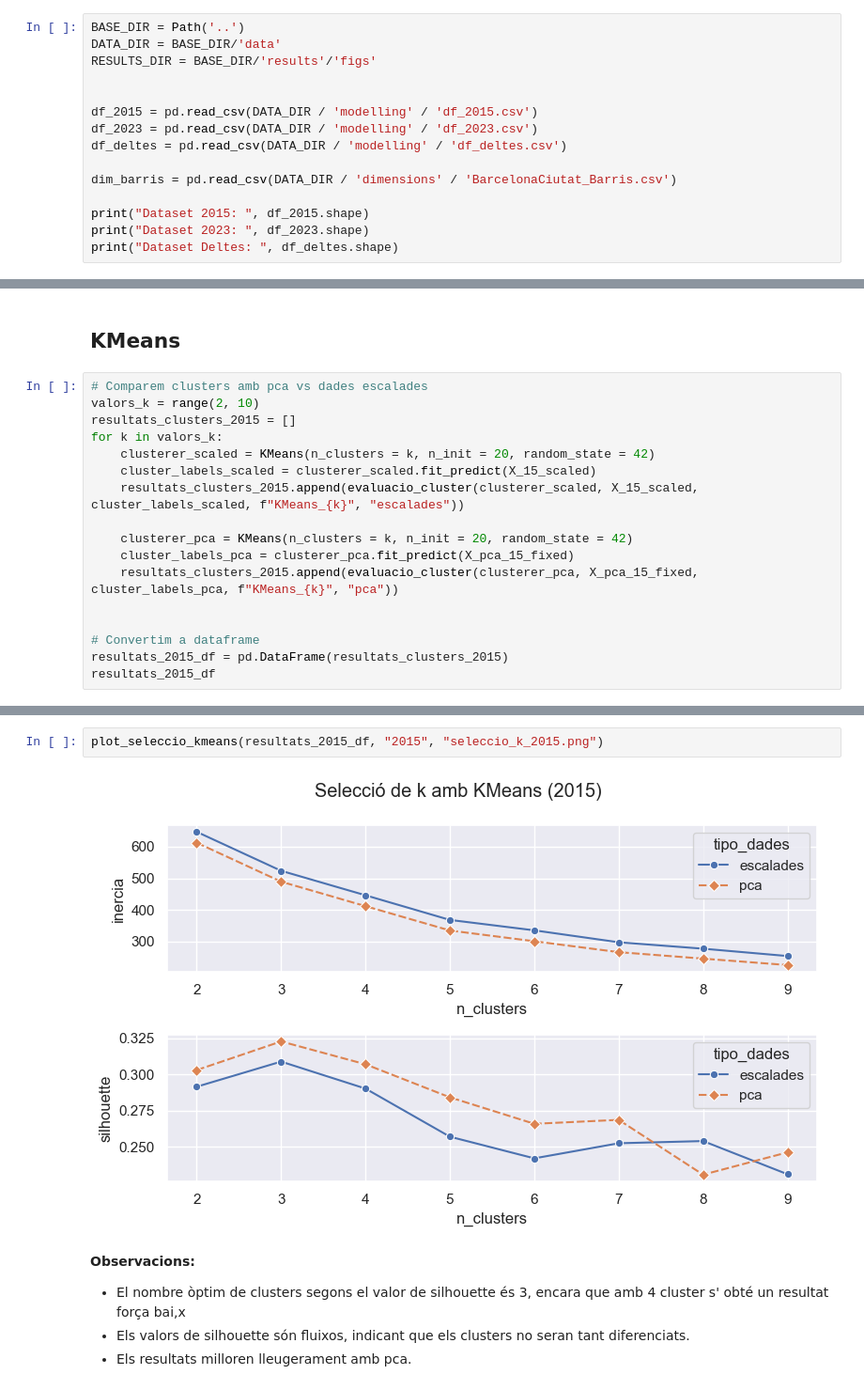
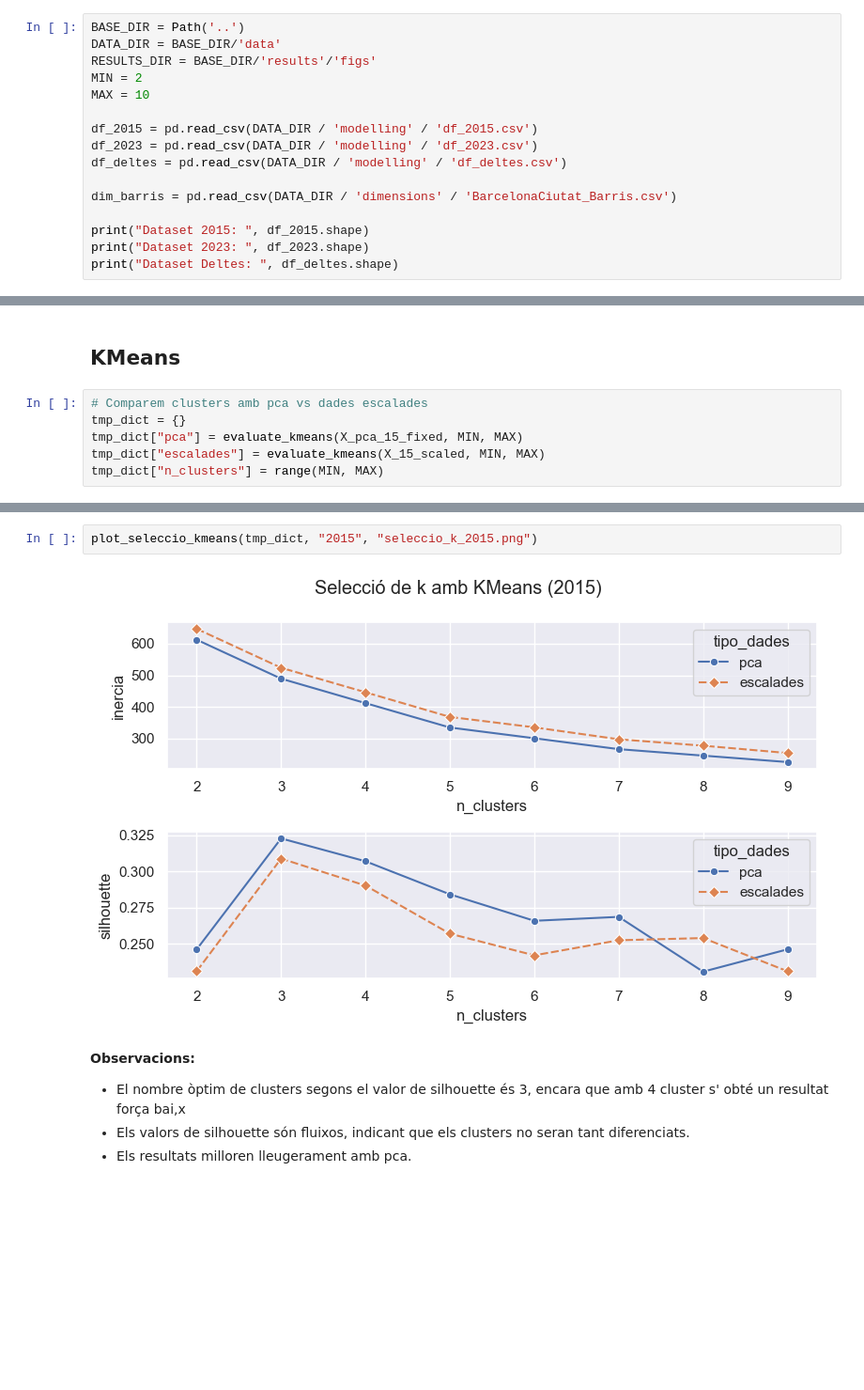
Before and after one commit to joseprau/tfm_gentrificacio_bcn, a Jupyter notebook: notebooks/modelling.ipynb, the cells around one changed output, grey strips where cells are left out. Shown at 94% size. Saved outputs shown, nothing was run; the diff lists cells and outputs as text; blank space fills up the shorter version.

```diff
--- a/notebooks/modelling.ipynb
+++ b/notebooks/modelling.ipynb
@@ -67,7 +67,8 @@ sns.set_theme()
 BASE_DIR = Path('..')
 DATA_DIR = BASE_DIR/'data'
 RESULTS_DIR = BASE_DIR/'results'/'figs'
-
+MIN = 2
+MAX = 10
 
 df_2015 = pd.read_csv(DATA_DIR / 'modelling' / 'df_2015.csv')
 df_2023 = pd.read_csv(DATA_DIR / 'modelling' / 'df_2023.csv')
@@ -303,18 +304,7 @@ X_pca_df.head()
 ## KMeans
 # %%
 # Comparem clusters amb pca vs dades escalades
-valors_k = range(2, 10)
-resultats_clusters_2015 = []
-for k in valors_k:
-    clusterer_scaled = KMeans(n_clusters = k, n_init = 20, random_state = 42)
-    cluster_labels_scaled = clusterer_scaled.fit_predict(X_15_scaled)
-    resultats_clusters_2015.append(evaluacio_cluster(clusterer_scaled, X_15_scaled, cluster_labels_scaled, f"KMeans_{k}", "escalades"))
-
-    clusterer_pca = KMeans(n_clusters = k, n_init = 20, random_state = 42)
-    cluster_labels_pca = clusterer_pca.fit_predict(X_pca_15_fixed)
-    resultats_clusters_2015.append(evaluacio_cluster(clusterer_pca, X_pca_15_fixed, cluster_labels_pca, f"KMeans_{k}", "pca"))
-
-
-# Convertim a dataframe
-resultats_2015_df = pd.DataFrame(resultats_clusters_2015)
-resultats_2015_df
+tmp_dict = {}
+tmp_dict["pca"] = evaluate_kmeans(X_pca_15_fixed, MIN, MAX)
+tmp_dict["escalades"] = evaluate_kmeans(X_15_scaled, MIN, MAX)
+tmp_dict["n_clusters"] = range(MIN, MAX)
@@ -339,7 +311,7 @@ resultats_2015_df
 # %%
-plot_seleccio_kmeans(resultats_2015_df, "2015", "seleccio_k_2015.png")
+plot_seleccio_kmeans(tmp_dict, "2015", "seleccio_k_2015.png")
 # %% [output]
-[figure, old version]
+[figure, new version]
 # %% [markdown]
 **Observacions:**
 - El nombre òptim de clusters segons el valor de silhouette és 3, encara que amb 4 cluster s' obté un resultat força bai,x
```
Also changed, not shown: parts of 12 cells of this notebook, 1 other file.
